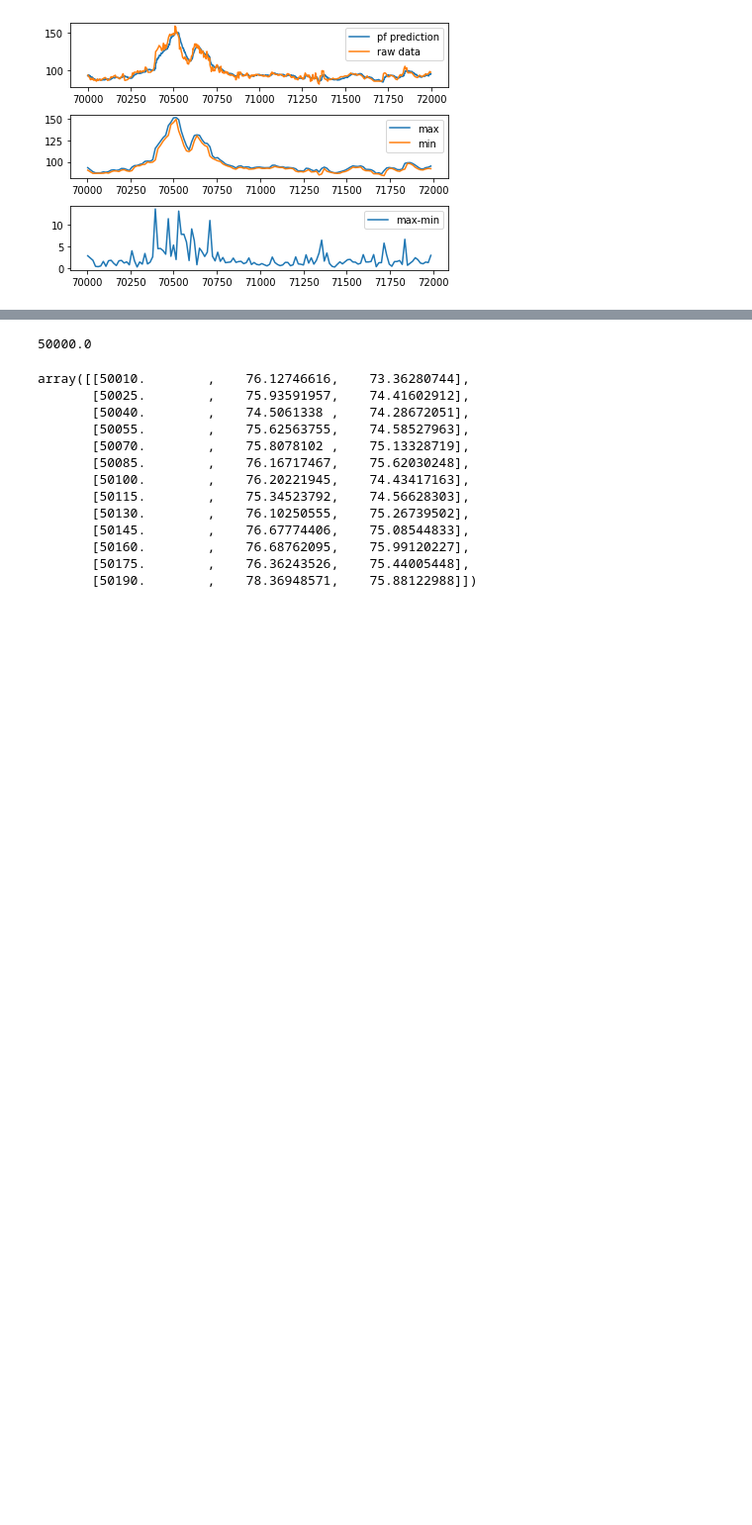
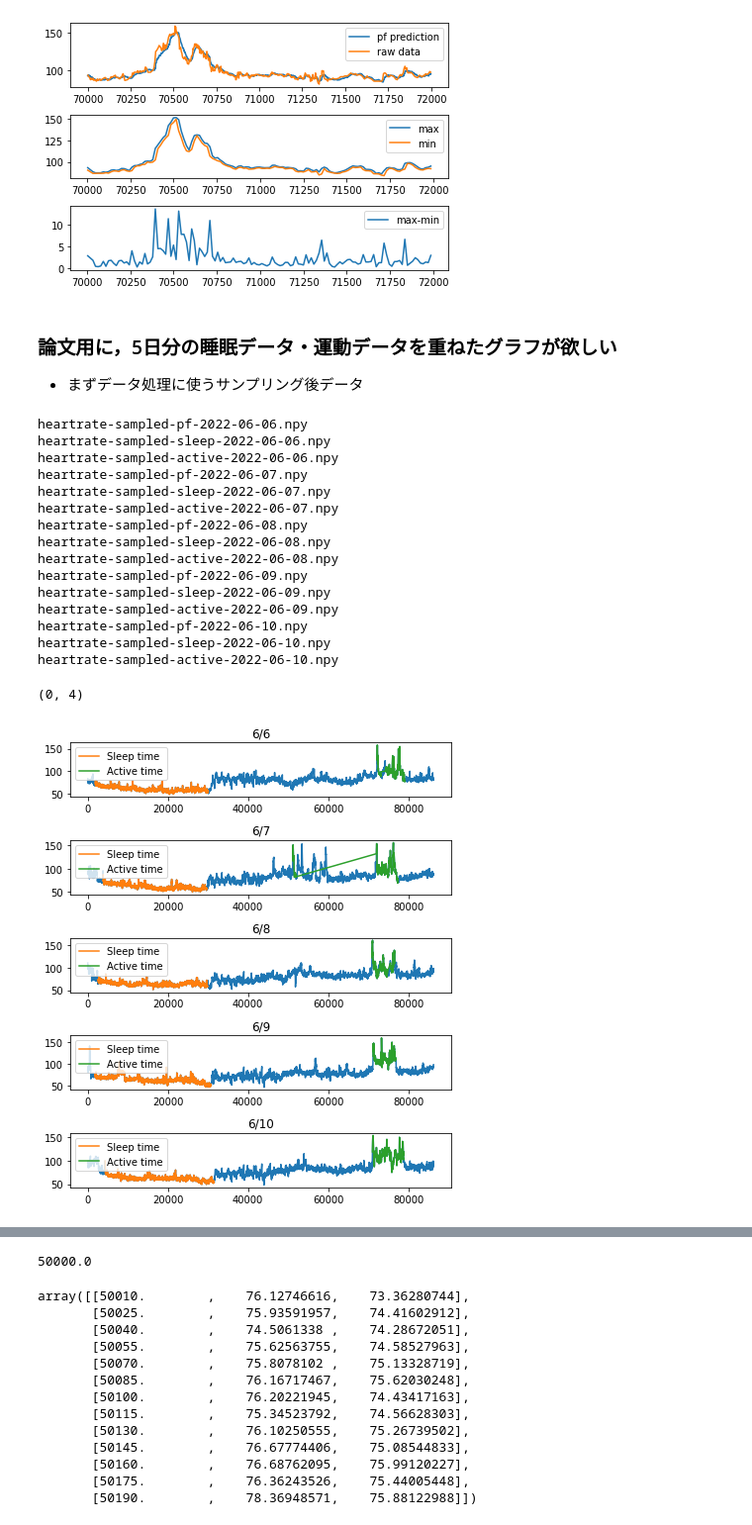
Before and after one commit to tullio/FitbitWebAPI, a Jupyter notebook: PF確認.ipynb, the cells around one changed output, grey strips where cells are left out. Shown: that part at 99% size. Saved outputs shown, nothing was run; the diff lists cells and outputs as text; code cells hidden in the pictures; blank space fills up the shorter version.

```diff
--- a/PF確認.ipynb
+++ b/PF確認.ipynb
@@ -63,3 +71,54 @@ ax2.legend()
 fig.tight_layout()
 # %% [output]
 [figure]
+# %% [markdown]
+### 論文用に，5日分の睡眠データ・運動データを重ねたグラフが欲しい
+- まずデータ処理に使うサンプリング後データ
+# %%
+import os
+start=6
+duration=5
+interval = range(start, start + duration)
+sleeppcs = np.empty((0, 4))
+index = 0
+fig = plt.figure(figsize=(6, 7))
+for i in interval:
+    filename = "heartrate-sampled-pf-2022-06-{:02d}.npy".format(i)
+    print(filename)
+    if os.path.exists(filename):
+        ordpc=np.load(filename).T
+    filename = "heartrate-sampled-sleep-2022-06-{:02d}.npy".format(i)
+    print(filename)
+    if os.path.exists(filename):
+        sleeppc=np.load(filename).T
+    filename = "heartrate-sampled-active-2022-06-{:02d}.npy".format(i)
+    print(filename)
+    if os.path.exists(filename):
+        activepc=np.load(filename).T
+    ax=fig.add_subplot(duration, 1, index+1)
+    ax.plot(ordpc[:, 0], ordpc[:, 1])
+    ax.plot(sleeppc[:, 0], sleeppc[:, 1], label="Sleep time")
+    ax.plot(activepc[:, 0], activepc[:, 1], label="Active time")
+    ax.legend()
+    ax.set_title("6/{}".format(i))
+    index += 1
+fig.tight_layout()
+sleeppcs.shape
+# %% [output]
+heartrate-sampled-pf-2022-06-06.npy
+heartrate-sampled-sleep-2022-06-06.npy
+heartrate-sampled-active-2022-06-06.npy
+heartrate-sampled-pf-2022-06-07.npy
+heartrate-sampled-sleep-2022-06-07.npy
+heartrate-sampled-active-2022-06-07.npy
+heartrate-sampled-pf-2022-06-08.npy
+heartrate-sampled-sleep-2022-06-08.npy
+heartrate-sampled-active-2022-06-08.npy
+heartrate-sampled-pf-2022-06-09.npy
+heartrate-sampled-sleep-2022-06-09.npy
+heartrate-sampled-active-2022-06-09.npy
+heartrate-sampled-pf-2022-06-10.npy
+heartrate-sampled-sleep-2022-06-10.npy
+heartrate-sampled-active-2022-06-10.npy
+(0, 4)
+[figure, added]
```
Also changed, not shown: parts of 17 cells of this notebook, 3 other files.
